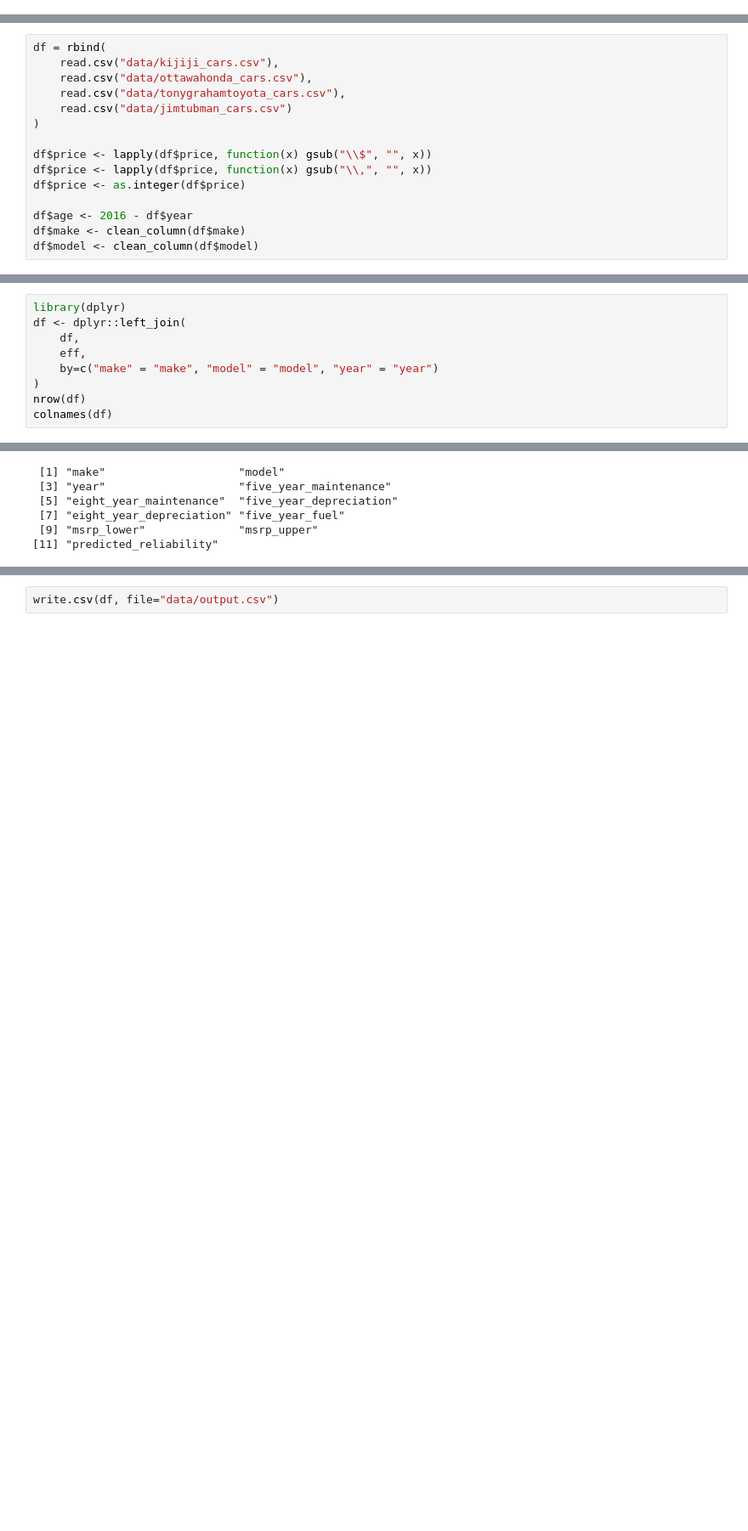
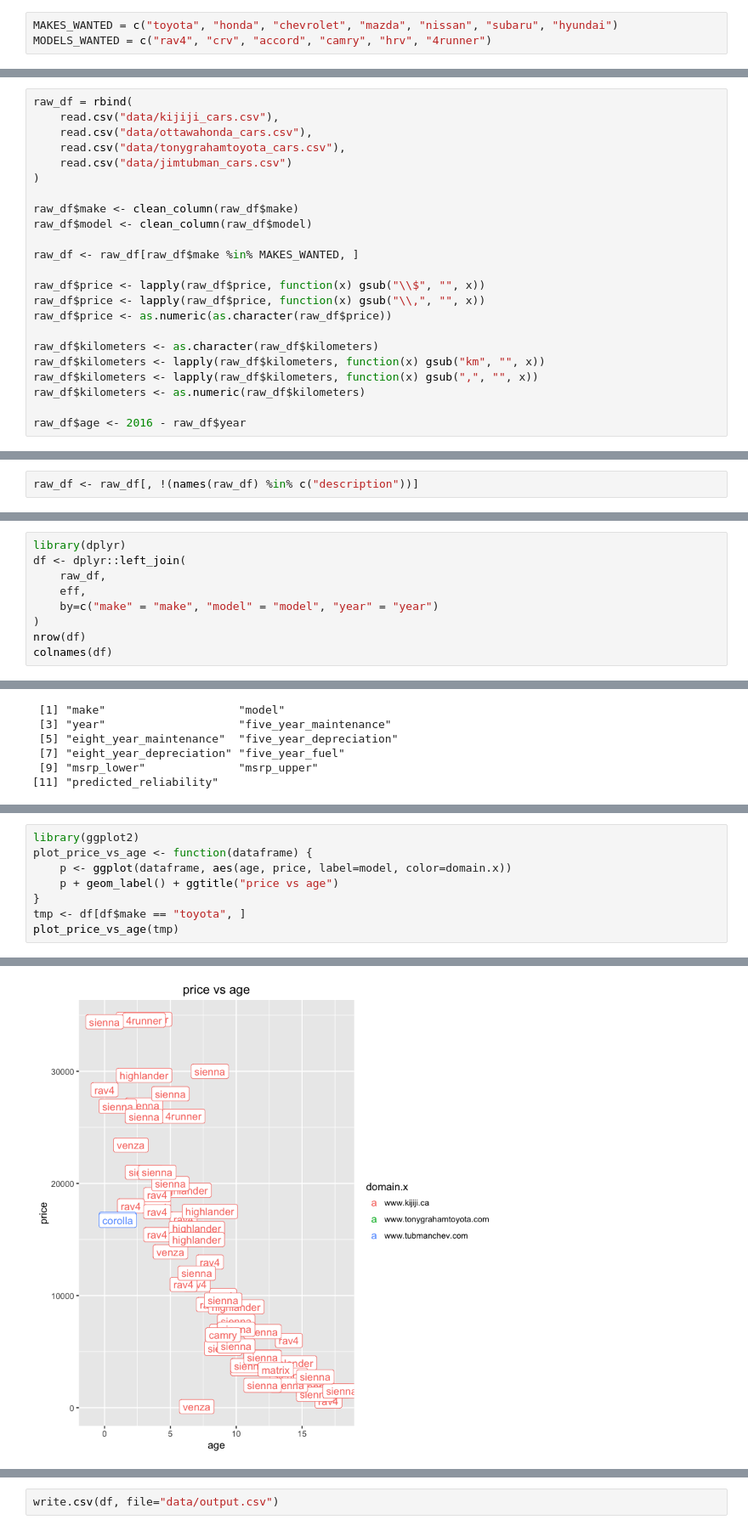
Before and after one commit to mfournierca/kijiji_car_scraper, a Jupyter notebook: analysis.R.ipynb, the cells around one changed output, grey strips where cells are left out. Shown: that part at 85% size. Cells and saved outputs as stored; diff of their text form; blank space fills up the shorter version.

Commit message:
cleanup notbook

```diff
--- a/analysis.R.ipynb
+++ b/analysis.R.ipynb
@@ -14,2 +15,5 @@ clean_column <- function(col) {
     return(col)
 }
+# %%
+MAKES_WANTED = c("toyota", "honda", "chevrolet", "mazda", "nissan", "subaru", "hyundai")
+MODELS_WANTED = c("rav4", "crv", "accord", "camry", "hrv", "4runner")
@@ -16,18 +22,26 @@ clean_column <- function(col) {
 # %%
-df = rbind(
+raw_df = rbind(
     read.csv("data/kijiji_cars.csv"),
     read.csv("data/ottawahonda_cars.csv"),
     read.csv("data/tonygrahamtoyota_cars.csv"),
     read.csv("data/jimtubman_cars.csv")
 )
 
-df$price <- lapply(df$price, function(x) gsub("\\$", "", x))
-df$price <- lapply(df$price, function(x) gsub("\\,", "", x))
-df$price <- as.integer(df$price)
+raw_df$make <- clean_column(raw_df$make)
+raw_df$model <- clean_column(raw_df$model)
 
-df$age <- 2016 - df$year
-df$make <- clean_column(df$make)
-df$model <- clean_column(df$model)
+raw_df <- raw_df[raw_df$make %in% MAKES_WANTED, ]
+
+raw_df$price <- lapply(raw_df$price, function(x) gsub("\\$", "", x))
+raw_df$price <- lapply(raw_df$price, function(x) gsub("\\,", "", x))
+raw_df$price <- as.numeric(as.character(raw_df$price))
+
+raw_df$kilometers <- as.character(raw_df$kilometers)
+raw_df$kilometers <- lapply(raw_df$kilometers, function(x) gsub("km", "", x))
+raw_df$kilometers <- lapply(raw_df$kilometers, function(x) gsub(",", "", x))
+raw_df$kilometers <- as.numeric(raw_df$kilometers)
+
+raw_df$age <- 2016 - raw_df$year
 # %% [output]
 Warning message:
 In `[<-.factor`(`*tmp*`, ri, value = c(173364, 86548, 41900, 23006, : invalid factor level, NA generatedWarning message:
@@ -48,2 +50,4 @@ In eval(expr, envir, enclos): NAs introduced by coercionWarning message:
 In eval(expr, envir, enclos): NAs introduced by coercion
+# %%
+raw_df <- raw_df[, !(names(raw_df) %in% c("description"))]
 # %%
@@ -100,7 +92,7 @@ summary(eff)
 # %%
 library(dplyr)
 df <- dplyr::left_join(
-    df,
+    raw_df,
     eff,
     by=c("make" = "make", "model" = "model", "year" = "year")
 )
@@ -190,0 +171,9 @@ ggplot(tmp) + geom_point(aes(x=tmp$kilometers, y=tmp$price)) + ggtitle("price vs
+# %%
+library(ggplot2)
+plot_price_vs_age <- function(dataframe) {
+    p <- ggplot(dataframe, aes(age, price, label=model, color=domain.x))
+    p + geom_label() + ggtitle("price vs age")
+}
+tmp <- df[df$make == "toyota", ]
+plot_price_vs_age(tmp)
+# %% [output]
@@ -190,0 +182 @@ ggplot(tmp) + geom_point(aes(x=tmp$kilometers, y=tmp$price)) + ggtitle("price vs
+[figure, added]
```
Also changed, not shown: parts of 24 cells of this notebook.
